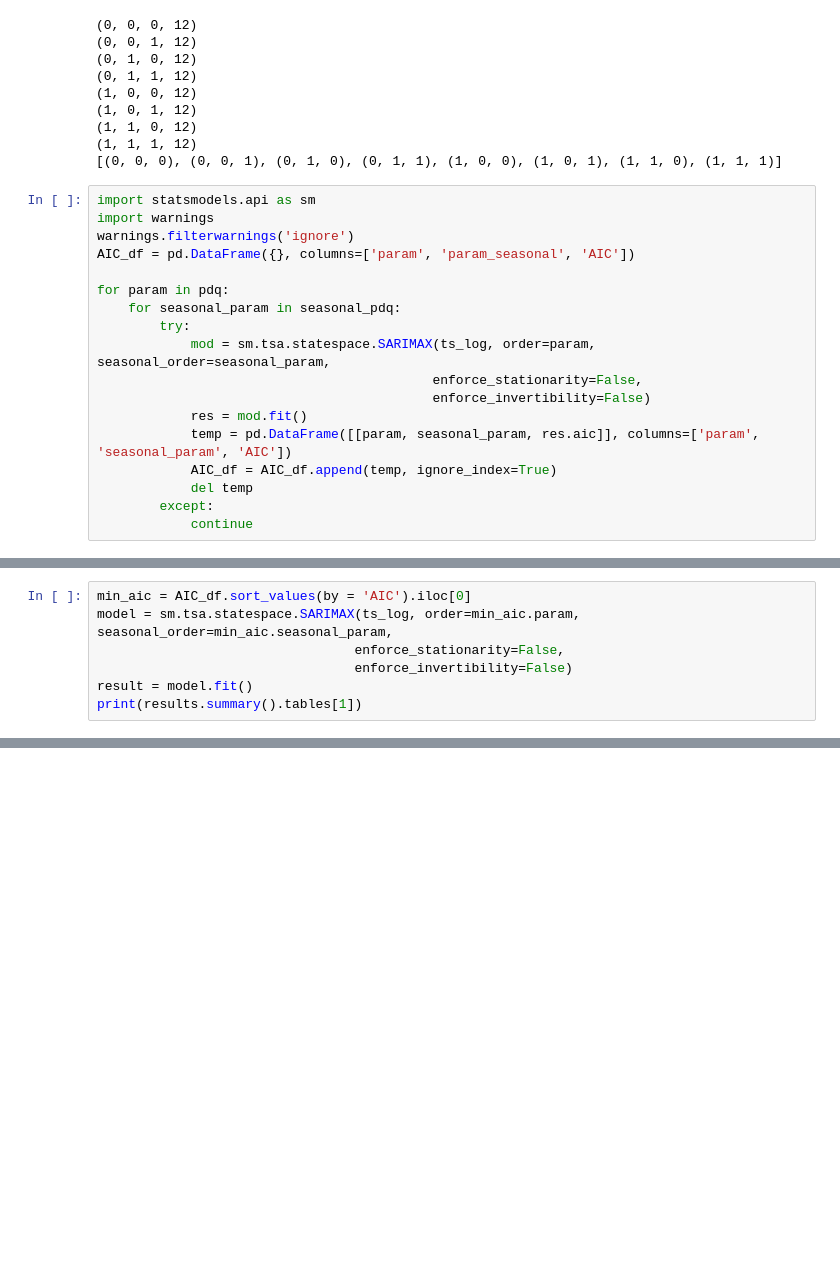
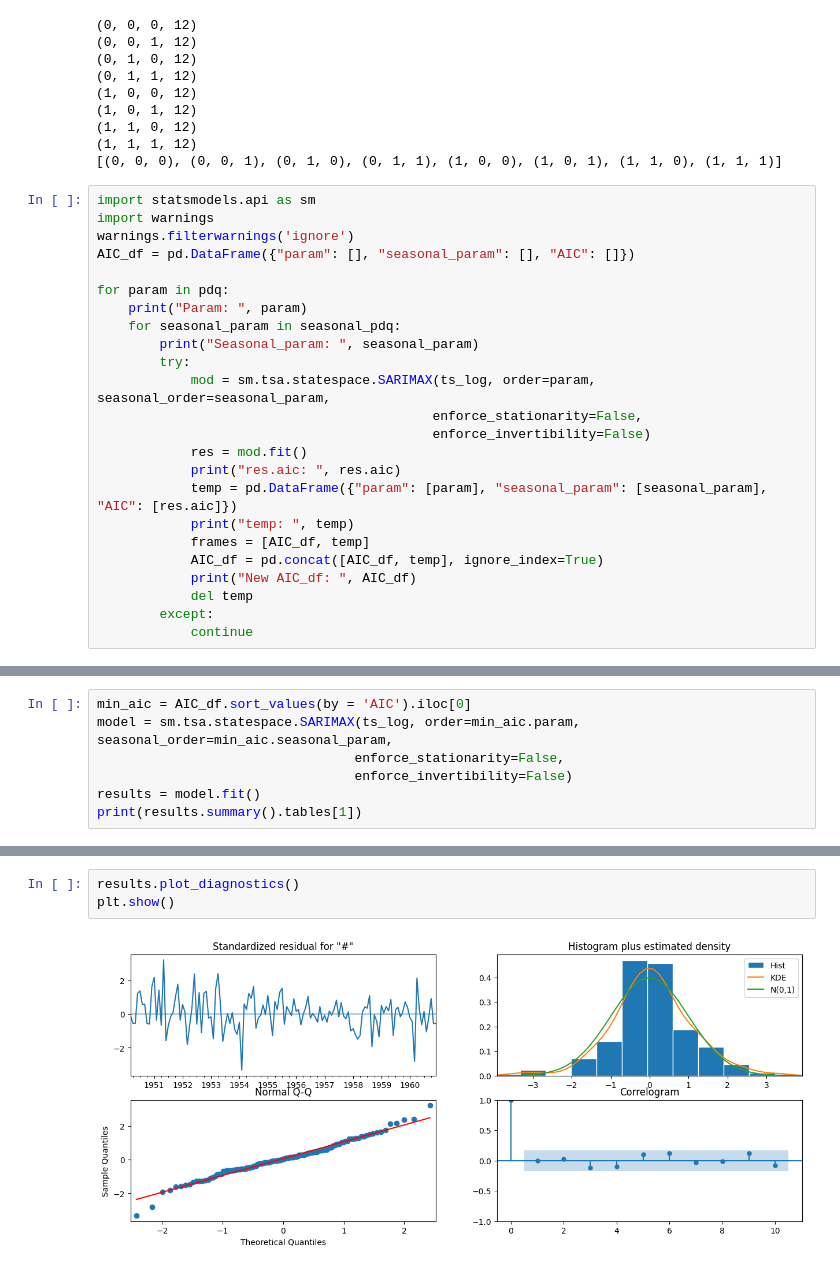
Before and after one commit to AbhinavKrishnan0629/AI, a Jupyter notebook: All projects/General/Time series analysis beginner/Time_series_analysis_beginner.ipynb, the cells around one changed output, grey strips where cells are left out. Saved outputs shown, nothing was run; the diff lists cells and outputs as text; blank space fills up the shorter version.

Commit message:
corrected concatination of dataframes

```diff
--- a/All projects/General/Time series analysis beginner/Time_series_analysis_beginner.ipynb
+++ b/All projects/General/Time series analysis beginner/Time_series_analysis_beginner.ipynb
@@ -367,17 +367,23 @@ print(pdq)
 import statsmodels.api as sm
 import warnings
 warnings.filterwarnings('ignore')
-AIC_df = pd.DataFrame({}, columns=['param', 'param_seasonal', 'AIC'])
+AIC_df = pd.DataFrame({"param": [], "seasonal_param": [], "AIC": []})
 
 for param in pdq:
+    print("Param: ", param)
     for seasonal_param in seasonal_pdq:
+        print("Seasonal_param: ", seasonal_param)
         try:
             mod = sm.tsa.statespace.SARIMAX(ts_log, order=param, seasonal_order=seasonal_param,
                                            enforce_stationarity=False,
                                            enforce_invertibility=False)
             res = mod.fit()
-            temp = pd.DataFrame([[param, seasonal_param, res.aic]], columns=['param', 'seasonal_param', 'AIC'])
-            AIC_df = AIC_df.append(temp, ignore_index=True)
+            print("res.aic: ", res.aic)
+            temp = pd.DataFrame({"param": [param], "seasonal_param": [seasonal_param], "AIC": [res.aic]})
+            print("temp: ", temp)
+            frames = [AIC_df, temp]
+            AIC_df = pd.concat([AIC_df, temp], ignore_index=True)
+            print("New AIC_df: ", AIC_df)
             del temp
         except:
             continue
@@ -386,6 +418,6 @@ min_aic = AIC_df.sort_values(by = 'AIC').iloc[0]
 model = sm.tsa.statespace.SARIMAX(ts_log, order=min_aic.param, seasonal_order=min_aic.seasonal_param,
                                  enforce_stationarity=False,
                                  enforce_invertibility=False)
-result = model.fit()
+results = model.fit()
 print(results.summary().tables[1])
 # %% [output]
@@ -392,0 +433,5 @@ IndexError: single positional indexer is out-of-bounds
+# %%
+results.plot_diagnostics()
+plt.show()
+# %% [output]
+[figure, added]
```
Also changed, not shown: parts of 3 cells of this notebook.
